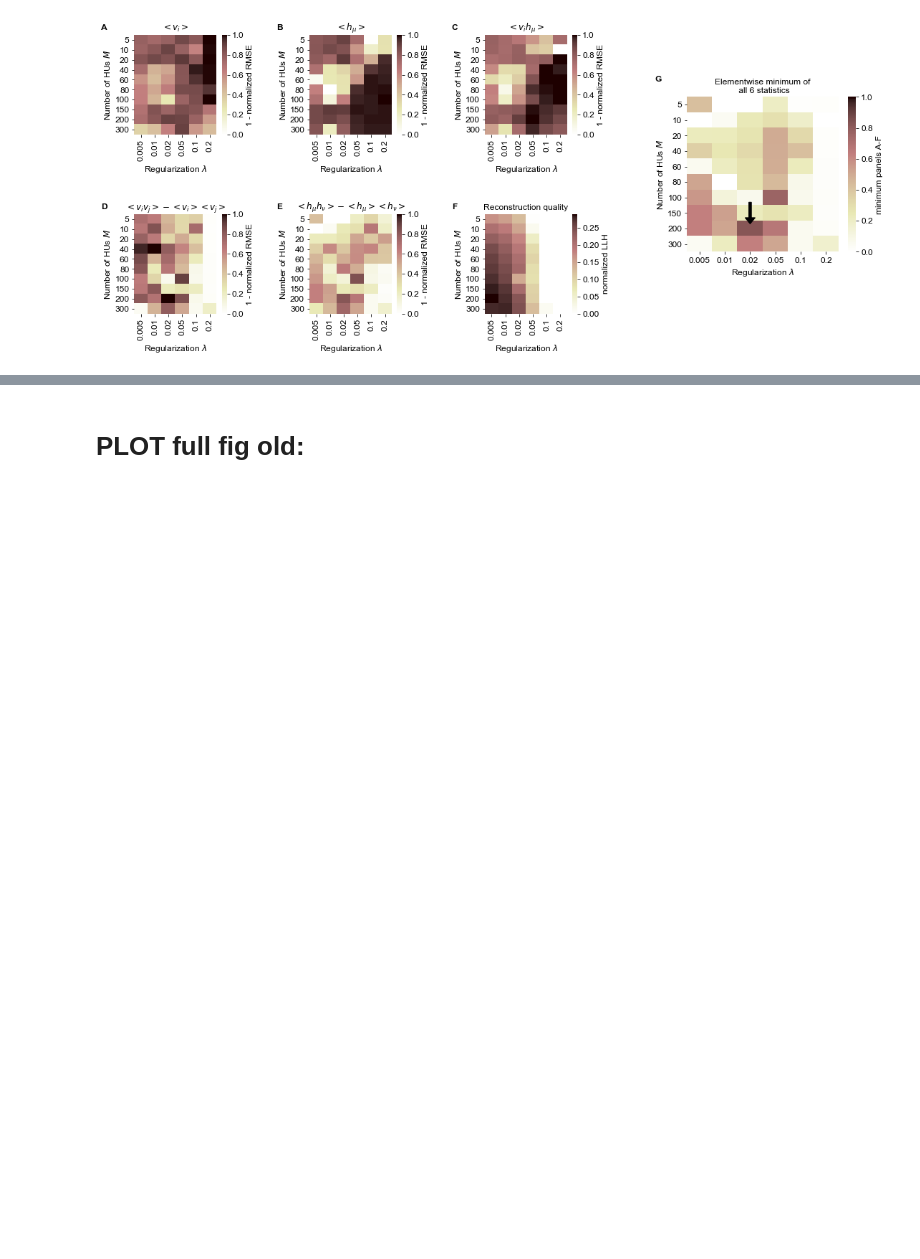
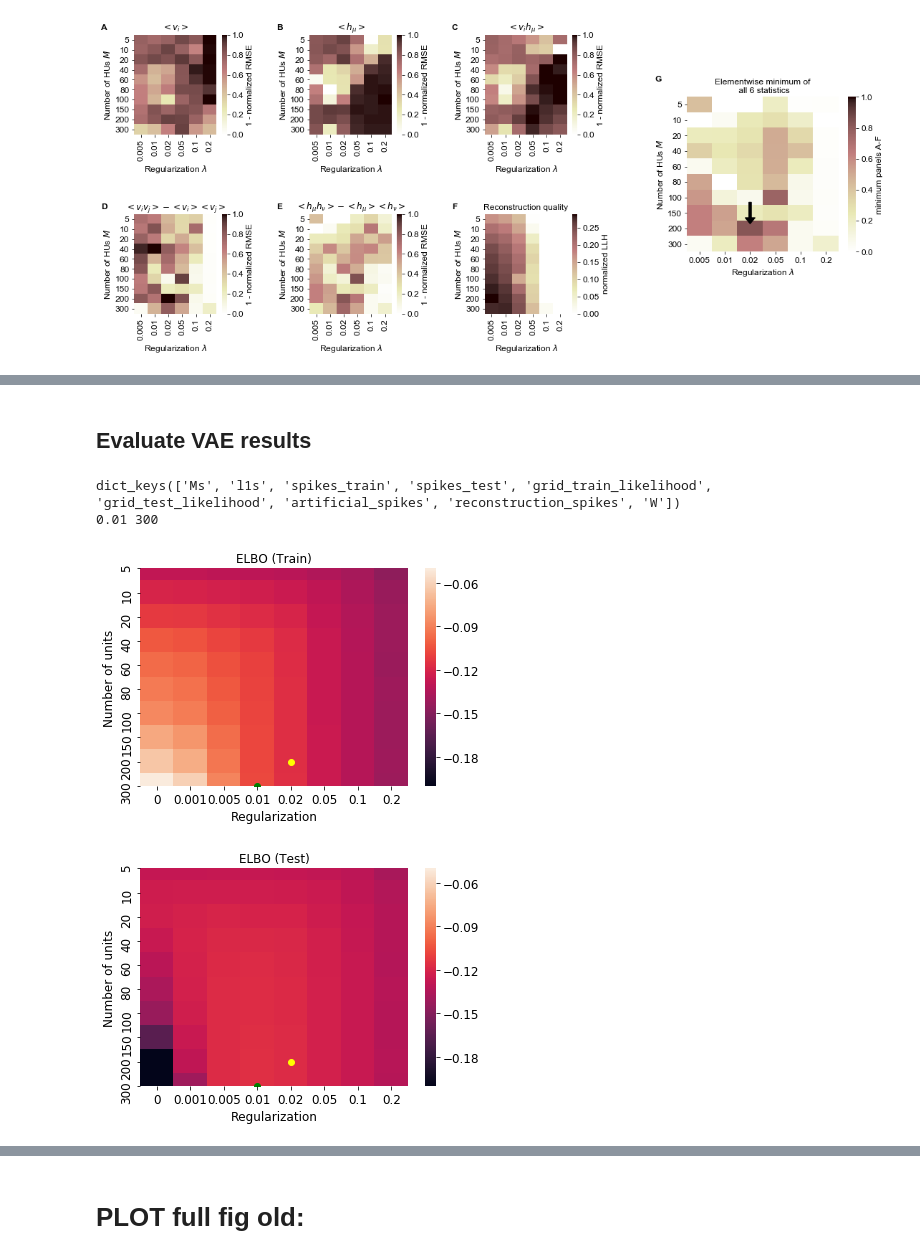
Before and after one commit to vdplasthijs/zf-rbm, a Jupyter notebook: figure_notebooks/fig_model_selection.ipynb, the cells around one changed output, grey strips where cells are left out. Saved outputs shown, nothing was run; the diff lists cells and outputs as text; code cells hidden in the pictures; blank space fills up the shorter version.

Commit message:
vae results and minor changes

```diff
--- a/figure_notebooks/fig_model_selection.ipynb
+++ b/figure_notebooks/fig_model_selection.ipynb
@@ -319,7 +302,8 @@ PCA(copy=True, iterated_power='auto', n_components=200, random_state=None,
     svd_solver='auto', tol=0.0, whiten=False)
 (200, 52518) pca
 # %%
-rbm_path = '/media/thijs/hooghoudt/new_sweep_april20/RBM_sweep_reruns/RBM3_20180912-Run01-spontaneous-rbm2_wb_test-segs-267-nseg10_M200_l1-2e-02_duration208093s_timestamp2020-05-16-0844.data'
+# rbm_path = '/media/thijs/hooghoudt/new_sweep_april20/RBM_sweep_reruns/RBM3_20180912-Run01-spontaneous-rbm2_wb_test-segs-267-nseg10_M200_l1-2e-02_duration208093s_timestamp2020-05-16-0844.data'
+rbm_path = '/home/tplas/data/zf/RBM3_20180912-Run01-spontaneous-rbm2_wb_test-segs-267-nseg10_M200_l1-2e-02_duration208093s_timestamp2020-05-16-0844.data'
 hu_assert = [1,  11,  12,  19,  30,  36,  37,  38,  41,  43,  52,  55,  67, 68,  70,  72,  88,  94,  95,  99, 100, 107, 111, 117, 118, 120, 124, 128, 133, 136, 138, 140, 151, 152, 167, 170, 171, 172, 175, 177, 181, 186, 188, 191, 198]  # HUs that sholud be swapped
 tmp_RBM = pickle.load(open(rbm_path, 'rb'))
 RBM = ssrbm.swap_sign_RBM(RBM=tmp_RBM, verbose=2, assert_hu_inds=hu_assert)
@@ -593,3 +577,56 @@ sc.Figure('174mm', '129mm',
 ip.SVG('/home/thijs/repos/zf-rbm/figures/sfig_model_selection_complete.svg')
 # %% [output]
 [drawing not drawn]
+# %% [markdown]
+## Evaluate VAE results
+# %%
+## Load VAE results:
+vae_results_path = '/home/tplas/data/zf/VAE/VAE_results.data'
+env = pickle.load(open(vae_results_path,'rb'))
+Ms = env['Ms']
+l1s = env['l1s']
+grid_train_likelihood = env['grid_train_likelihood']
+grid_test_likelihood = env['grid_test_likelihood']
+
+index= np.argmax(grid_test_likelihood.flatten())
+index_M = index // len(l1s)
+index_l1 = index % len(l1s)
+# %%
+print(env.keys())
+# env['W'].shape
+# %% [output]
+dict_keys(['Ms', 'l1s', 'spikes_train', 'spikes_test', 'grid_train_likelihood', 'grid_test_likelihood', 'artificial_spikes', 'reconstruction_spikes', 'W'])
+0.01 300
+# %%
+fig, ax = plt.subplots()
+
+sns.heatmap(grid_train_likelihood, vmin=-0.2, vmax=-0.05);
+plt.scatter(index_l1+0.5,index_M+0.5,c='green')
+plt.scatter(4+0.5,8+0.5,c='yellow')
+ax.set_xticks(0.5+np.arange(8))
+ax.set_xticklabels(l1s)
+ax.set_xlabel('Regularization')
+
+ax.set_yticks(0.5+np.arange(10))
+ax.set_yticklabels(Ms)
+ax.set_ylabel('Number of units')
+ax.set_title('ELBO (Train)')
+
+
+fig, ax = plt.subplots()
+sns.heatmap(grid_test_likelihood, vmin=-0.2, vmax=-0.05);
+plt.scatter(index_l1+0.5,index_M+0.5,c='green')
+plt.scatter(4+0.5,8+0.5,c='yellow')
+ax.set_xticks(0.5+np.arange(8))
+ax.set_xticklabels(l1s)
+ax.set_xlabel('Regularization')
+
+ax.set_yticks(0.5+np.arange(10))
+ax.set_yticklabels(Ms)
+ax.set_ylabel('Number of units')
+ax.set_title('ELBO (Test)')
+
+plt.show()
+# %% [output]
+[figure, added]
+[figure, added]
```
Also changed, not shown: parts of 16 cells of this notebook, 2 other files.
